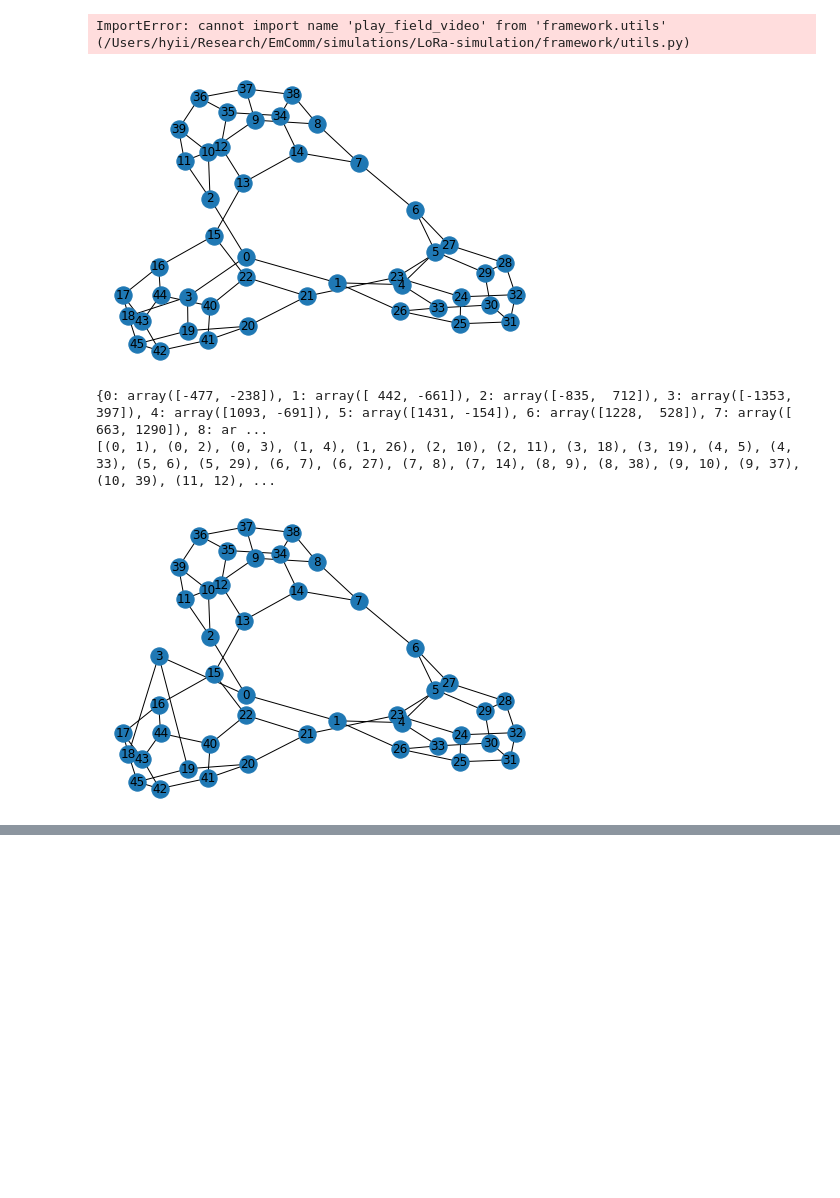
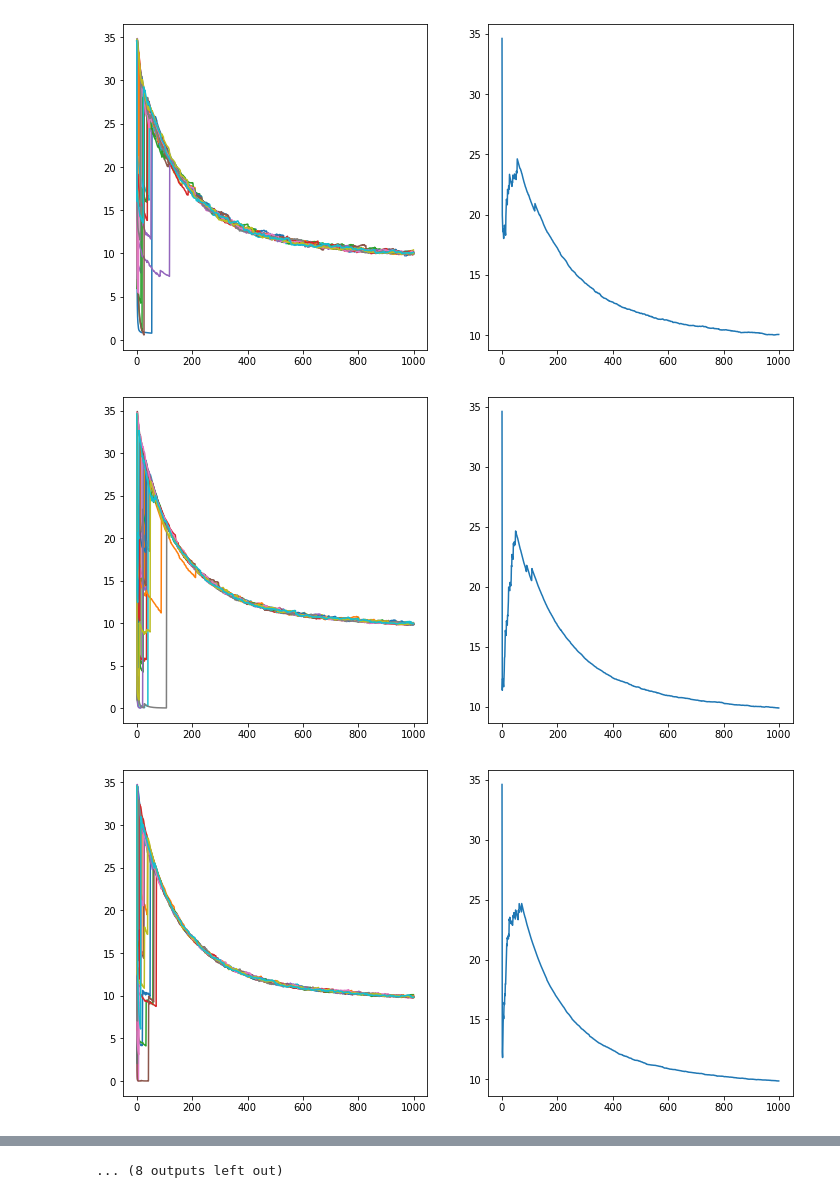
Before and after one commit to uidmice/LoRa-simulation, a Jupyter notebook: Analysis.ipynb, the cells around one changed output, grey strips where cells are left out. Drawn from its saved outputs; the diff is of its cells as text; code cells hidden in the pictures; blank space fills up the shorter version.

```diff
--- a/Analysis.ipynb
+++ b/Analysis.ipynb
@@ -101,30 +102,6 @@ plt.show()
-# %%
-from framework.utils import play_field_video
-
-data = pickle.load(open('result/config4_update_18000_field_random_0.5.pkl', 'rb'))
-Z, Tr = data
-print(Tr)
-play_field_video(Z, Tr)
-# %% [output]
-ImportError: cannot import name 'play_field_video' from 'framework.utils' (/Users/hyii/Research/EmComm/simulations/LoRa-simulation/framework/utils.py)
-# %%
-import networkx as nx
-
-G = nx.tutte_graph()
-pos = nx.spring_layout(G)
-nx.draw(G, pos=pos, with_labels=True)
-plt.show()
-# %% [output]
-[figure, removed]
-# %%
-positions = (np.vstack( [pos[n] for n in pos]) * 2500).astype(int)
-pos_modified = {i : positions[i] for i in G.nodes}
-edges = G.edges
-pos_modified[3] = np.array([-1353,  397])
-print(pos_modified)
-print(G.edges)
-nx.draw(G, pos=pos_modified, with_labels=True)
-# %% [output]
-{0: array([-477, -238]), 1: array([ 442, -661]), 2: array([-835,  712]), 3: array([-1353,   397]), 4: array([1093, -691]), 5: array([1431, -154]), 6: array([1228,  528]), 7: array([ 663, 1290]), 8: ar ...
-[(0, 1), (0, 2), (0, 3), (1, 4), (1, 26), (2, 10), (2, 11), (3, 18), (3, 19), (4, 5), (4, 33), (5, 6), (5, 29), (6, 7), (6, 27), (7, 8), (7, 14), (8, 9), (8, 38), (9, 10), (9, 37), (10, 39), (11, 12), ...
-[figure, removed]
+# %%
+plot_repeat(total_reward2)
+# %% [output]
+[figure, added]
+[figure, added]
+[figure, added]
@@ -130,0 +117 @@ nx.draw(G, pos=pos_modified, with_labels=True)
+... (8 outputs left out)
```
Also changed, not shown: parts of 7 cells of this notebook, 4 other files.
